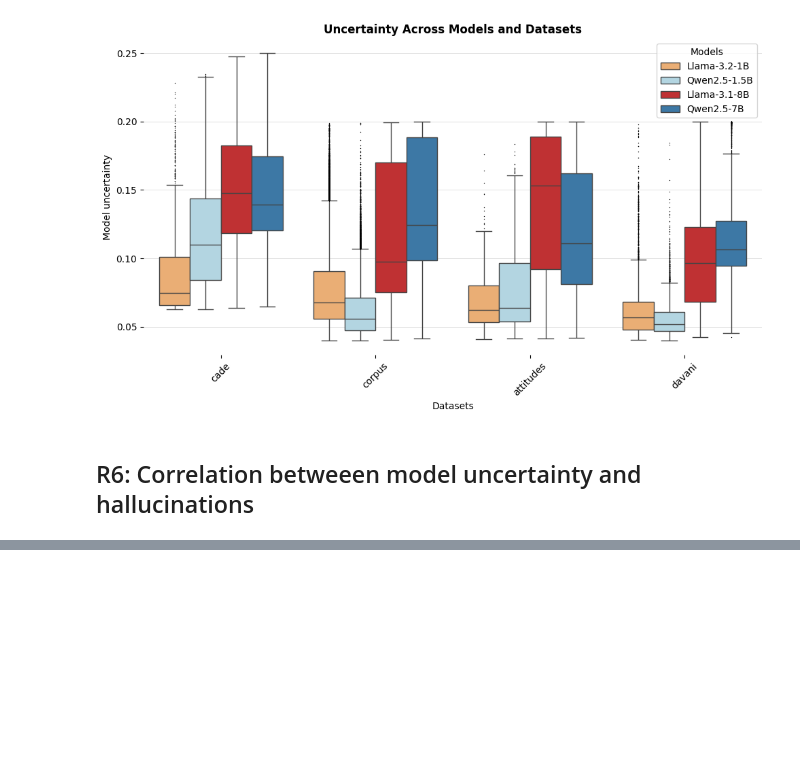
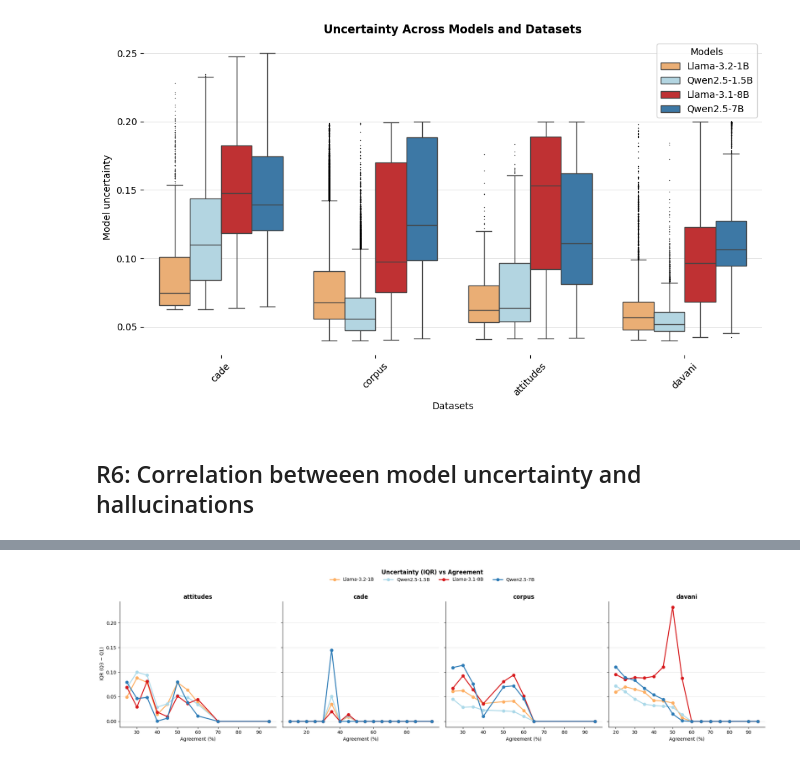
Before and after one commit to aequa-tech/ghost-annotator, a Jupyter notebook: src/Z.plot_viz.ipynb, the cells around one changed output, grey strips where cells are left out. Drawn from its saved outputs; the diff is of its cells as text; code cells hidden in the pictures; blank space fills up the shorter version.

Commit message:
plots

```diff
--- a/src/Z.plot_viz.ipynb
+++ b/src/Z.plot_viz.ipynb
@@ -467,0 +513,89 @@ plt.show()
+# %%
+
+
+
+BIN = 5
+MIN_BIN_POINTS = 10
+palette = ['#fdae61','#abd9e9','#d7191c','#2c7bb6']  # your palette
+
+model_order = ['Llama-3.2-1B', 'Qwen2.5-1.5B', 'Llama-3.1-8B', 'Qwen2.5-7B']
+model_color = dict(zip(model_order, palette))
+
+
+def binned_curve(df, bin_width=10):
+    d = df.copy()
+    d['agree_bin'] = (d['agreement'] // bin_width) * bin_width
+    d['agree_bin'] = d['agree_bin'].clip(0, 100-bin_width)
+    s = (
+        d.groupby('agree_bin')['IQR']
+        .agg(IQR_median='median', n='size')
+        .reset_index()
+    )
+    return s[s['n'] >= MIN_BIN_POINTS]
+
+datasets = sorted(df_comments['dataset_name'].unique())
+n_ds = len(datasets)
+
+fig, axes = plt.subplots(
+    1, n_ds,
+    figsize=(5 * n_ds, 5),
+    sharey=True
+)
+
+if n_ds == 1:
+    axes = [axes]
+
+for ax, dataset in zip(axes, datasets):
+    sub_ds = df_comments[df_comments['dataset_name'] == dataset]
+
+    for model in model_order:
+        sub = sub_ds[sub_ds['model_name'] == model]
+        if sub.empty:
+            continue
+
+        curve = binned_curve(sub, BIN)
+        if curve.empty:
+            continue
+
+        ax.plot(
+            curve['agree_bin'],
+            curve['IQR_median'],
+            marker='o',
+            label=model,
+            color=model_color[model],
+            linewidth=2
+        )
+
+    ax.set_title(dataset, fontweight='bold')
+    ax.set_xlabel(f'Agreement (%)')
+    ax.grid(axis='y', color='lightgray', linestyle='-', linewidth=0.5)
+
+    # clean spines
+    ax.spines['top'].set_visible(False)
+    ax.spines['right'].set_visible(False)
+
+# Shared y-label
+axes[0].set_ylabel(' IQR (Q3 − Q1)')
+
+# Shared legend (single, global)
+handles, labels = axes[0].get_legend_handles_labels()
+fig.legend(
+    handles, labels,
+    title=" ",
+    loc='upper center',
+    ncol=len(model_order),
+    frameon=False
+)
+
+plt.suptitle(
+    'Uncertainty (IQR) vs Agreement',
+    fontweight='bold',
+    y=1.05
+)
+
+plt.tight_layout()
+plt.savefig('figures/phase_transition_IQR_vs_agreement_all_datasets.pdf',
+            bbox_inches='tight')
+plt.show()
+# %% [output]
+[figure, added]
```
Also changed, not shown: parts of 2 cells of this notebook, 7 other files.
